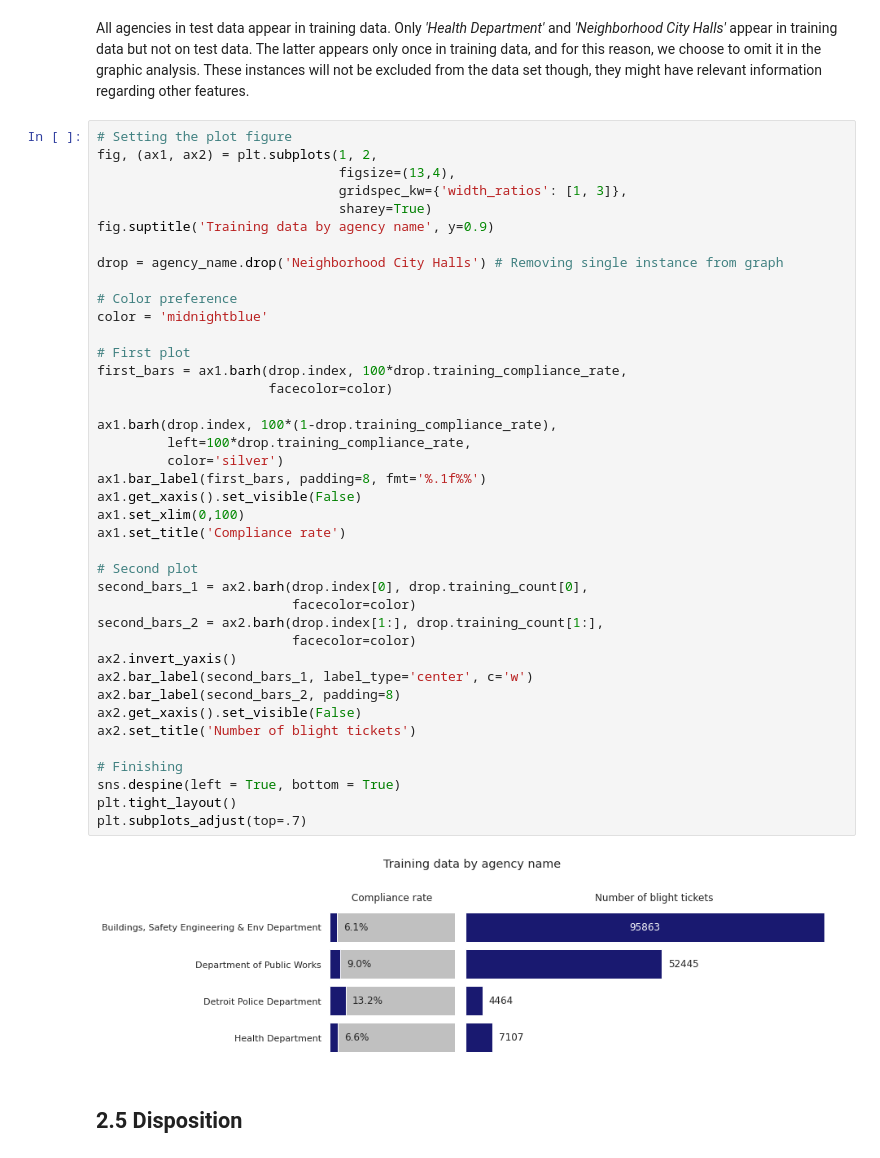
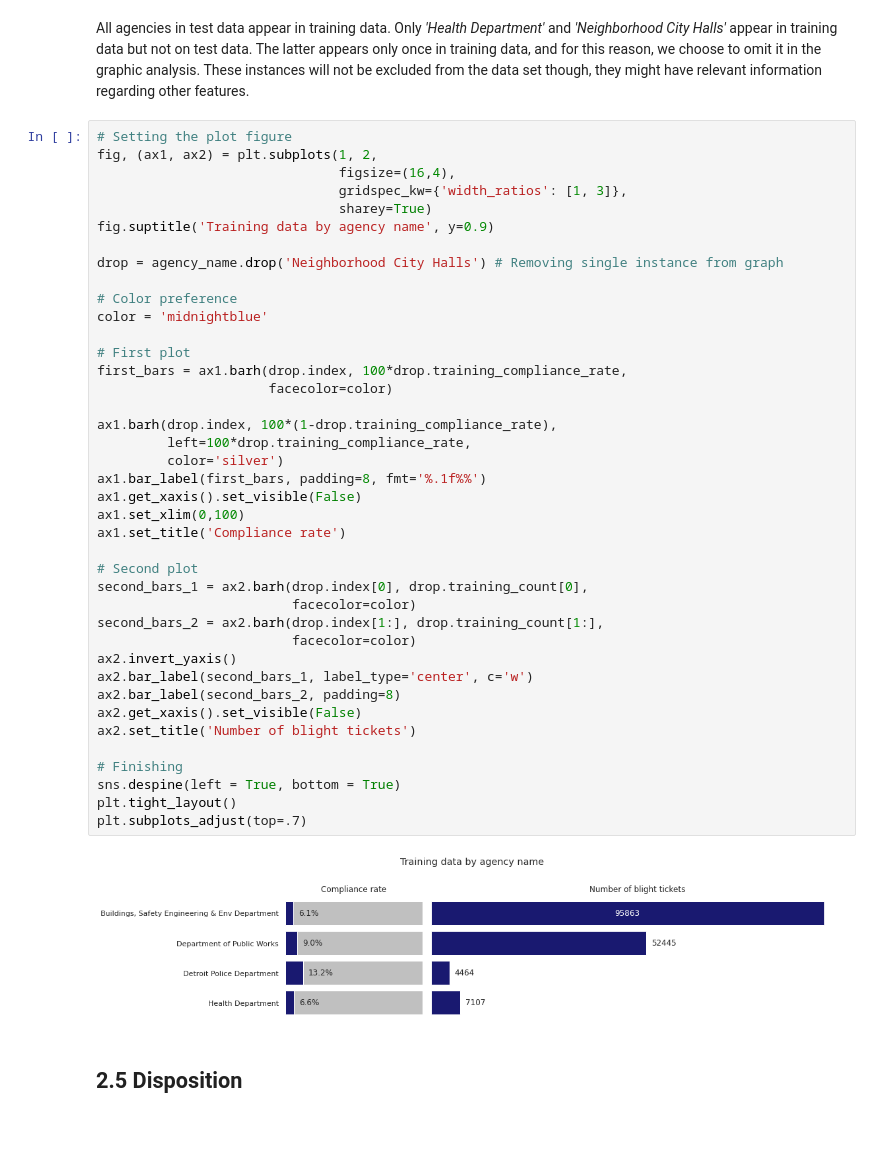
Before and after one commit to BPRateiro/Data-Science, a Jupyter notebook: detroit-blight-ticket-compliance.ipynb, the cells around one changed output. Saved outputs shown, nothing was run; the diff lists cells and outputs as text; blank space fills up the shorter version.

```diff
--- a/detroit-blight-ticket-compliance.ipynb
+++ b/detroit-blight-ticket-compliance.ipynb
@@ -683,7 +696,7 @@ All agencies in test data appear in training data. Only *'Health Department'* an
 # %%
 # Setting the plot figure
 fig, (ax1, ax2) = plt.subplots(1, 2,
-                               figsize=(13,4),
+                               figsize=(16,4),
                                gridspec_kw={'width_ratios': [1, 3]},
                                sharey=True)
 fig.suptitle('Training data by agency name', y=0.9)
@@ -694,34 +707,34 @@ drop = agency_name.drop('Neighborhood City Halls') # Removing single instance fr
 color = 'midnightblue'
 
 # First plot
 first_bars = ax1.barh(drop.index, 100*drop.training_compliance_rate,
                       facecolor=color)
 
 ax1.barh(drop.index, 100*(1-drop.training_compliance_rate),
          left=100*drop.training_compliance_rate,
          color='silver')
 ax1.bar_label(first_bars, padding=8, fmt='%.1f%%')
 ax1.get_xaxis().set_visible(False)
 ax1.set_xlim(0,100)
 ax1.set_title('Compliance rate')
 
 # Second plot
 second_bars_1 = ax2.barh(drop.index[0], drop.training_count[0],
                          facecolor=color)
 second_bars_2 = ax2.barh(drop.index[1:], drop.training_count[1:],
                          facecolor=color)
 ax2.invert_yaxis()
 ax2.bar_label(second_bars_1, label_type='center', c='w')
 ax2.bar_label(second_bars_2, padding=8)
 ax2.get_xaxis().set_visible(False)
 ax2.set_title('Number of blight tickets')
 
 # Finishing
 sns.despine(left = True, bottom = True)
 plt.tight_layout()
 plt.subplots_adjust(top=.7)
 # %% [output]
-[figure, old version]
+[figure, new version]
 # %% [markdown]
 <a id="2.5"></a>
 ## 2.5 Disposition
```
Also changed, not shown: parts of 31 cells of this notebook.
